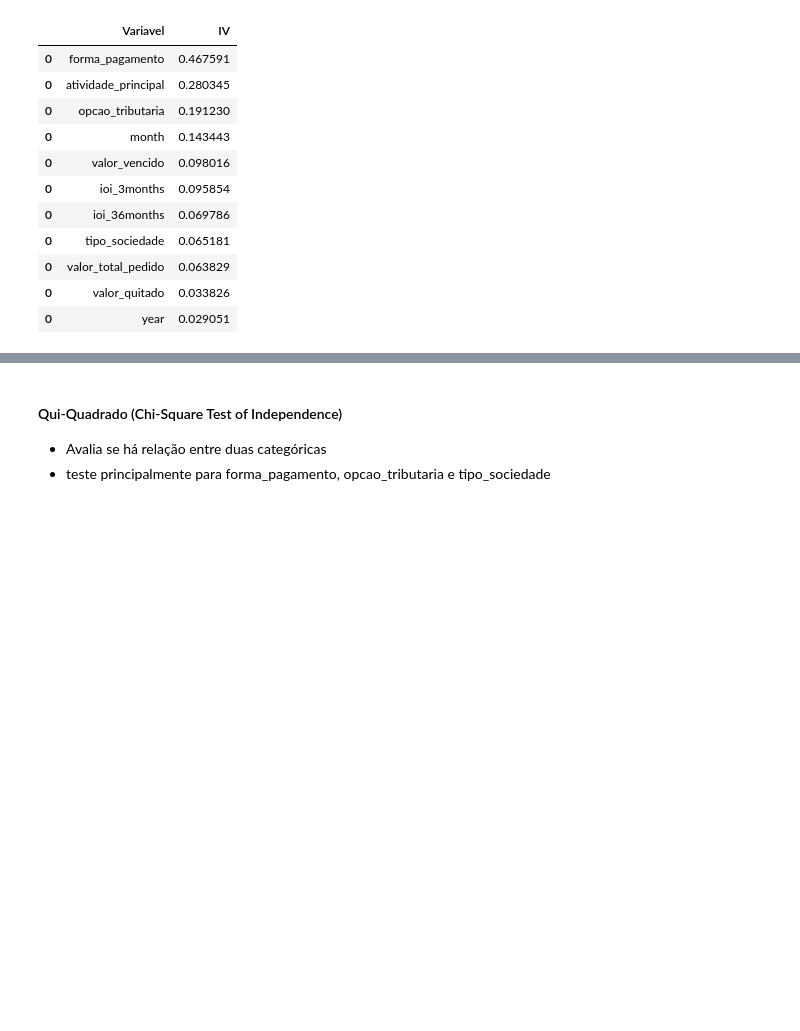
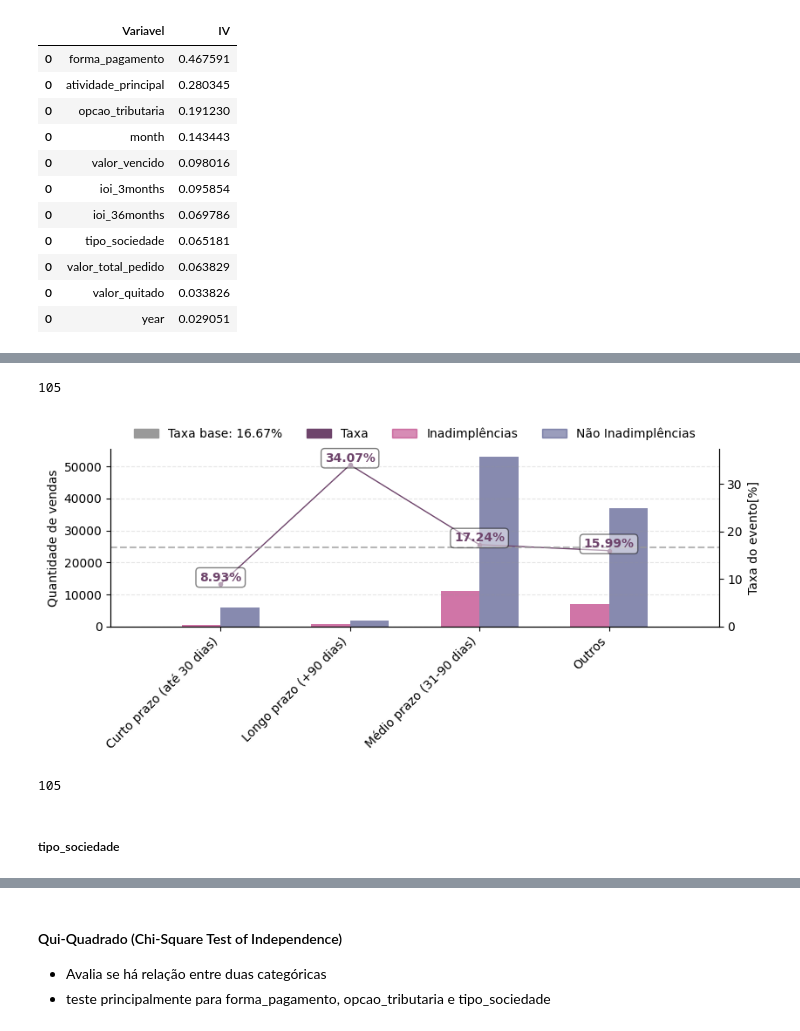
Before and after one commit to natfaria/x_health, a Jupyter notebook: notebooks/analise_exploratoria.ipynb, the cells around one changed output, grey strips where cells are left out. Saved outputs shown, nothing was run; the diff lists cells and outputs as text; code cells hidden in the pictures; blank space fills up the shorter version.

```diff
--- a/notebooks/analise_exploratoria.ipynb
+++ b/notebooks/analise_exploratoria.ipynb
@@ -605,0 +638,5 @@ analisar  atividade_principal pelo WoE em algumas categorias
+# %%
+variavel_analise = 'forma_pagamento'
+var_analise_agrup = 'forma_pagamento_agrupada'
+#idenfificando o formato descrito em forma_pagamento para agrupar as categorias internas
+df['forma_pagamento'].unique()
@@ -605,0 +661,36 @@ analisar  atividade_principal pelo WoE em algumas categorias
+# %%
+len(df_correlacao[variavel_analise].unique())
+# %% [output]
+105
+# %%
+
+#agrupar por prazo pode trazer benefícios
+def agrupar_prazo(fp):
+    """Agrupa as formas de pagamento por prazo médio."""
+    prazos = [int(x) for x in fp.replace("x", "/").split("/") if x.isdigit()]
+
+    if not prazos:
+        return "Outros"
+
+    prazo_medio = sum(prazos) / len(prazos)
+
+    if prazo_medio <= 30:
+        return "Curto prazo (até 30 dias)"
+    elif prazo_medio <= 90:
+        return "Médio prazo (31-90 dias)"
+    else:
+        return "Longo prazo (+90 dias)"
+
+# Aplicar no DataFrame
+df_correlacao[var_analise_agrup] = df_correlacao[variavel_analise].apply(agrupar_prazo)
+# %%
+plot_distribuicao_bivariada(df=df_correlacao, variavel_analise=var_analise_agrup, nom_variavel_conceito=inadimplencia, taxa_evento=taxa_inadimplencia, figsize=(9,3))
+# %% [output]
+[figure, added]
+# %%
+
+len(df_correlacao[variavel_analise].unique())
+# %% [output]
+105
+# %% [markdown]
+##### tipo_sociedade
```
Also changed, not shown: parts of 15 cells of this notebook, 1 other file.
